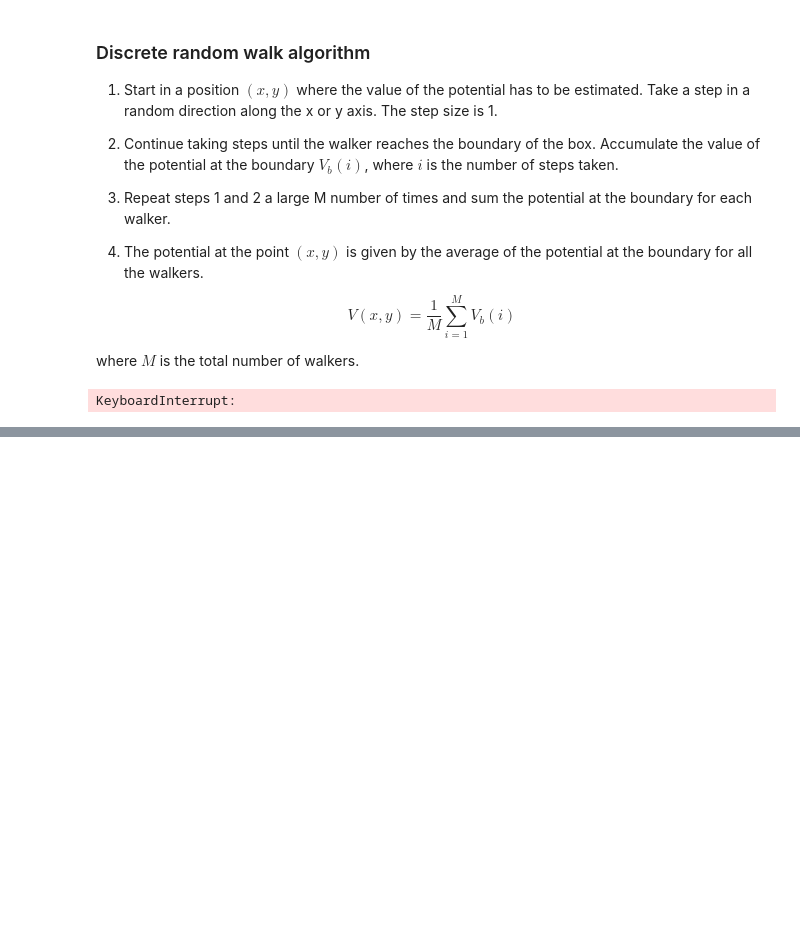
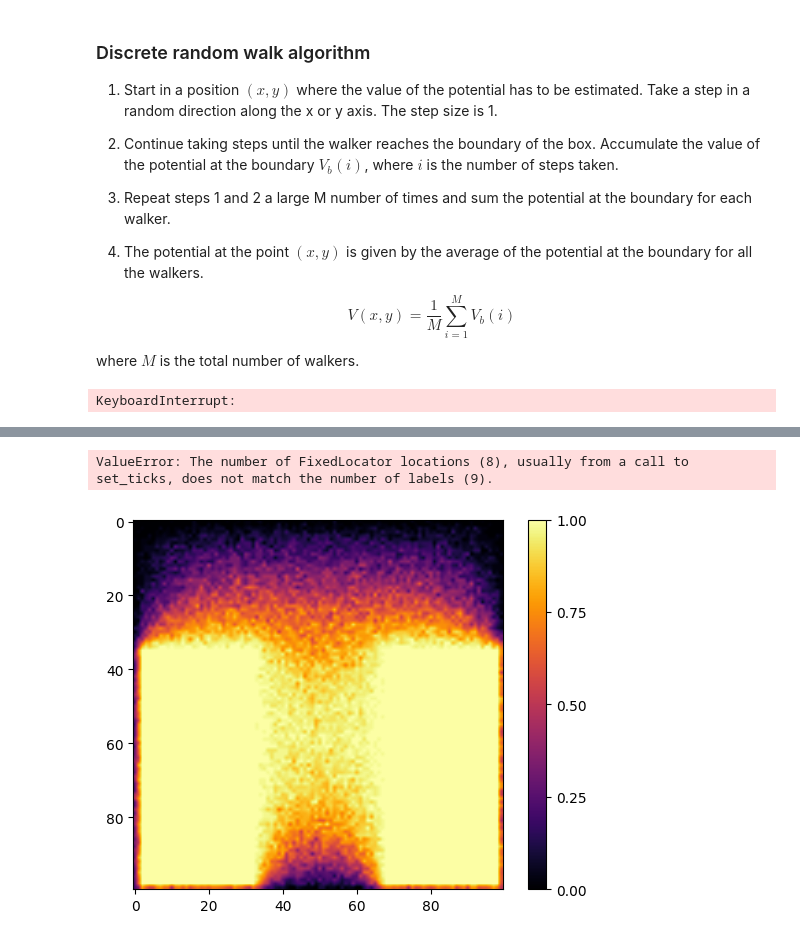
Before and after one commit to giacomocalabria/Stochastic-Methods-UPC, a Jupyter notebook: W2/Notebook.ipynb, the cells around one changed output, grey strips where cells are left out. Saved outputs shown, nothing was run; the diff lists cells and outputs as text; code cells hidden in the pictures; blank space fills up the shorter version.

```diff
--- a/W2/Notebook.ipynb
+++ b/W2/Notebook.ipynb
@@ -27,7 +27,7 @@ import numpy as np
 
 N = 50 # number of sites in the box
 
-M = 500 # number of random walk per position
+M = 100 # number of random walk per position
 
 # Create a 2D array NxN of positions
 Box = np.zeros((N,N))
@@ -53,7 +53,6 @@ def random_walk(x, y, N):
         if x <= 0:
             return 1
 
-
 # Perform M random walks for each position in the box
 for i in range(N):
     for j in range(N):
@@ -78,0 +85,60 @@ KeyboardInterrupt:
+# %%
+M = 40 # number of random walk per position
+
+N = 100 # number of sites in the box
+
+C1 = N/3 # position of the first plate of the condenser
+C2 = 2*N/3 # position of the second plate of the condenser
+L = N*4/5 # length of the plates
+
+# Create a 2D array NxN of positions
+Box = np.zeros((N,N))
+
+# Function to perform a random walk
+def random_walk(x, y, N):
+    while True:
+        # Choose a random move
+        xmove = random.choice([-1, 0, 1])
+        ymove = random.choice([-1, 0, 1])
+
+        # Update the position
+        x += xmove
+        y += ymove
+
+        # Check if the particle is outside the box
+        if x >= N:
+            return 0
+        if y >= N:
+            return 0
+        if y <= 0:
+            return 0
+        if x <= 0:
+            return 0
+        if x >= C1 and x <= C1+L and (y <= N/3 or y >= 2*N/3):
+            return 1
+        if x >= C2 and x <= C2+L and (y <= N/3 or y >= 2*N/3):
+            return -1
+
+
+for i in range(N):
+    for j in range(N):
+        temp = 0
+        for k in range(M):
+            temp = temp + random_walk(i, j, N)
+        Box[i][j] = temp/M #Compute the estimated potential
+
+# Plot the Box into an image as heatmap
+plt.imshow(Box, cmap='inferno', interpolation='bilinear')
+
+# Add a colorbar
+cbar = plt.colorbar(ticks=[-1, -0.75, -0.5 -0.25, 0, 0.25, 0.5, 0.75, 1])
+cbar.ax.set_yticklabels(['-1', '-0.75', '-0.5', '-0.25', '0', '0.25', '0.5', '0.75', '1'])
+
+# Set plot title and axis labels
+plt.title(r"Potential heatmap")
+plt.xlabel(r"X-axis")
+plt.ylabel(r"Y-axis")
+plt.show()
+# %% [output]
+ValueError: The number of FixedLocator locations (8), usually from a call to set_ticks, does not match the number of labels (9).
+[figure, added]
```
Also changed, not shown: parts of 2 cells of this notebook.
